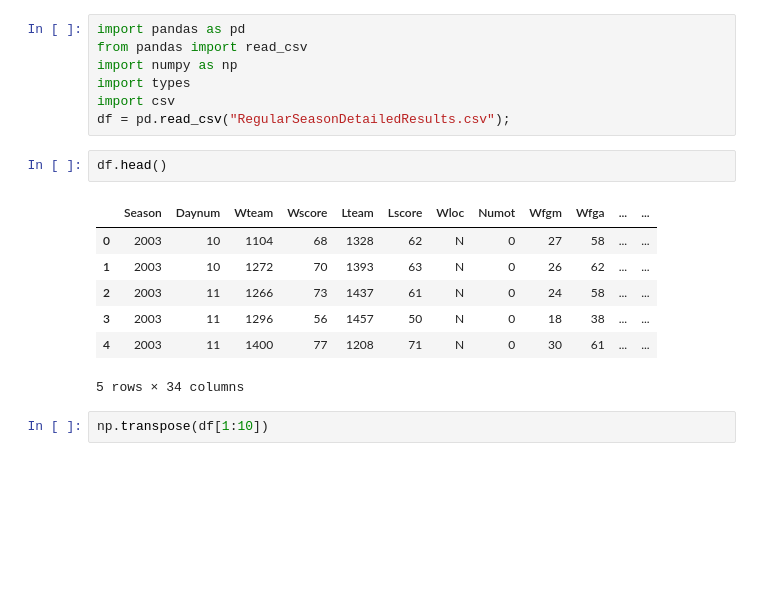
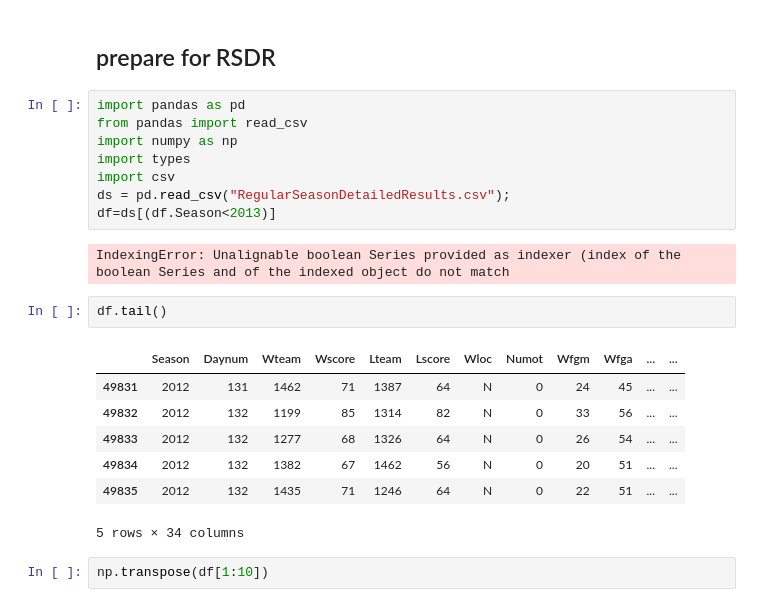
Before and after one commit to chensong5225/Kaggle_NCAA2017, a Jupyter notebook: ML-project.ipynb, the cells around one changed output. Cells and saved outputs as stored; diff of their text form; blank space fills up the shorter version.

```diff
--- a/ML-project.ipynb
+++ b/ML-project.ipynb
@@ -1,19 +1,24 @@
+# %% [markdown]
+## prepare for RSDR
 # %%
 import pandas as pd
 from pandas import read_csv
 import numpy as np
 import types
 import csv
-df = pd.read_csv("RegularSeasonDetailedResults.csv");
+ds = pd.read_csv("RegularSeasonDetailedResults.csv");
+df=ds[(df.Season<2013)]
+# %% [output]
+IndexingError: Unalignable boolean Series provided as indexer (index of the boolean Series and of the indexed object do not match
 # %%
-df.head()
+df.tail()
 # %% [output]
 |  | Season | Daynum | Wteam | Wscore | Lteam | Lscore | Wloc | Numot | Wfgm | Wfga | ... | ... |
-| 0 | 2003 | 10 | 1104 | 68 | 1328 | 62 | N | 0 | 27 | 58 | ... | ... |
-| 1 | 2003 | 10 | 1272 | 70 | 1393 | 63 | N | 0 | 26 | 62 | ... | ... |
-| 2 | 2003 | 11 | 1266 | 73 | 1437 | 61 | N | 0 | 24 | 58 | ... | ... |
-| 3 | 2003 | 11 | 1296 | 56 | 1457 | 50 | N | 0 | 18 | 38 | ... | ... |
-| 4 | 2003 | 11 | 1400 | 77 | 1208 | 71 | N | 0 | 30 | 61 | ... | ... |
+| 49831 | 2012 | 131 | 1462 | 71 | 1387 | 64 | N | 0 | 24 | 45 | ... | ... |
+| 49832 | 2012 | 132 | 1199 | 85 | 1314 | 82 | N | 0 | 33 | 56 | ... | ... |
+| 49833 | 2012 | 132 | 1277 | 68 | 1326 | 64 | N | 0 | 26 | 54 | ... | ... |
+| 49834 | 2012 | 132 | 1382 | 67 | 1462 | 56 | N | 0 | 20 | 51 | ... | ... |
+| 49835 | 2012 | 132 | 1435 | 71 | 1246 | 64 | N | 0 | 22 | 51 | ... | ... |
 5 rows × 34 columns
 # %%
 np.transpose(df[1:10])
```
Also changed, not shown: parts of 35 cells of this notebook.
